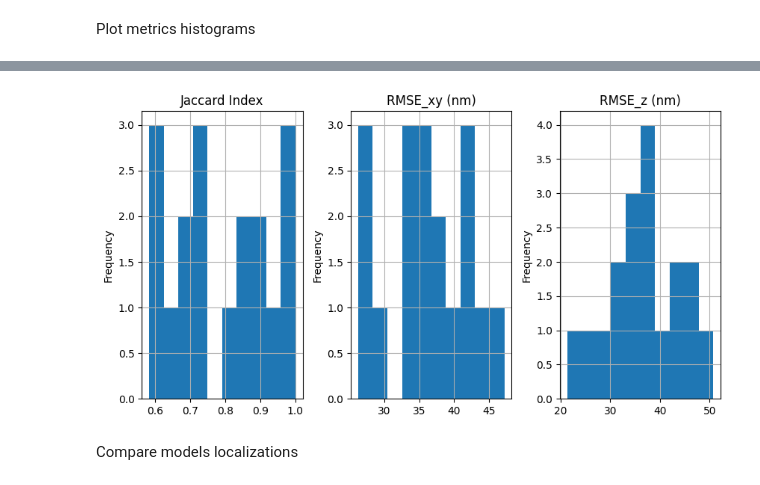
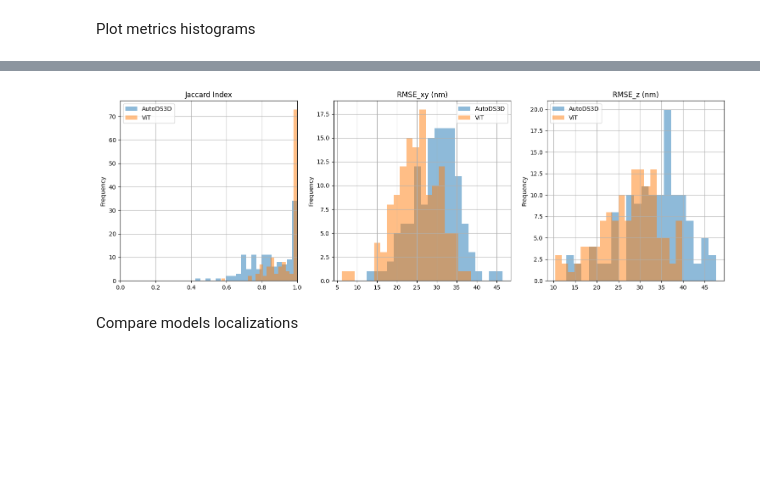
Before and after one commit to Omergottlieb33/AutoDS3D, a Jupyter notebook: notebooks/model_comparisons.ipynb, the cells around one changed output, grey strips where cells are left out. Drawn from its saved outputs; the diff is of its cells as text; code cells hidden in the pictures; blank space fills up the shorter version.

```diff
--- a/notebooks/model_comparisons.ipynb
+++ b/notebooks/model_comparisons.ipynb
@@ -85,15 +130,11 @@ def save_non_aberrated_image_comparison(x_folder, localizations, df_autods3d, df
 # %% [markdown]
 Plot metrics histograms
 # %%
-autods3d_results_path = '/home/dafei/git/AutoDS3D/experiments/mixed_aberration_dataset/results_aberrated.csv'
-vit_results_path = '/home/dafei/output/vitstorm/overfit/results/denoiser_evaluation/40_mixed_images_12_heads_baseline/results_denoiser_aberrated.csv'
+autods3d_results_path = '/home/dafei/git/AutoDS3D/experiments/mixed_aberration_dataset/results_clean.csv'
+vit_results_path = "/home/dafei/output/vitstorm/overfit/results/denoiser_evaluation/128_mixed_images_12_heads_baseline_trained_500k/results_encoder_clean.csv"
 # %%
 df_autods3d_results = pd.read_csv(autods3d_results_path)
 df_autods3d_results['RMSE_xy (nm)'] = df_autods3d_results['RMSE_xy (nm)'] * 1000
 df_autods3d_results['RMSE_z (nm)'] = df_autods3d_results['RMSE_z (nm)'] * 1000
 
 df_vit_results = pd.read_csv(vit_results_path)
-# %%
-axes = df_autods3d_results.hist(layout=(1, 3), figsize=(10, 5))
-for ax in axes.flatten():
-    ax.set_ylabel("Frequency")
@@ -102,9 +141,30 @@ for ax in axes.flatten():
-# %%
-axes = df_vit_results.hist(layout=(1, 3), figsize=(10, 5))
-for ax in axes.flatten():
-    ax.set_ylabel("Frequency")
-# %% [output]
-[figure, removed]
+# %%
+# Identify numeric columns that are present in both dataframes
+numeric_cols = df_autods3d_results.select_dtypes(include=['number']).columns
+common_cols = [col for col in numeric_cols if col in df_vit_results.columns]
+
+# Create subplots
+fig, axes = plt.subplots(1, len(common_cols), figsize=(5 * len(common_cols), 5))
+if len(common_cols) == 1:
+    axes = [axes] # Make it iterable if only one plot
+
+# Flatten axes in case of multiple rows (though here it's 1 row)
+axes_flat = axes.flatten() if hasattr(axes, 'flatten') else axes
+
+for ax, col in zip(axes_flat, common_cols):
+    ax.hist(df_autods3d_results[col], alpha=0.5, label='AutoDS3D', bins=20)
+    ax.hist(df_vit_results[col], alpha=0.5, label='ViT', bins=20)
+    ax.set_title(col)
+    ax.set_ylabel("Frequency")
+    if 'Jaccard' in col:
+        ax.set_xlim(0, 1)
+    ax.legend()
+    ax.grid(True)
+
+plt.tight_layout()
+plt.show()
+# %% [output]
+[figure, added]
 # %% [markdown]
 Compare models localizations
 # %%
```
Also changed, not shown: parts of 7 cells of this notebook, 1 other file.
